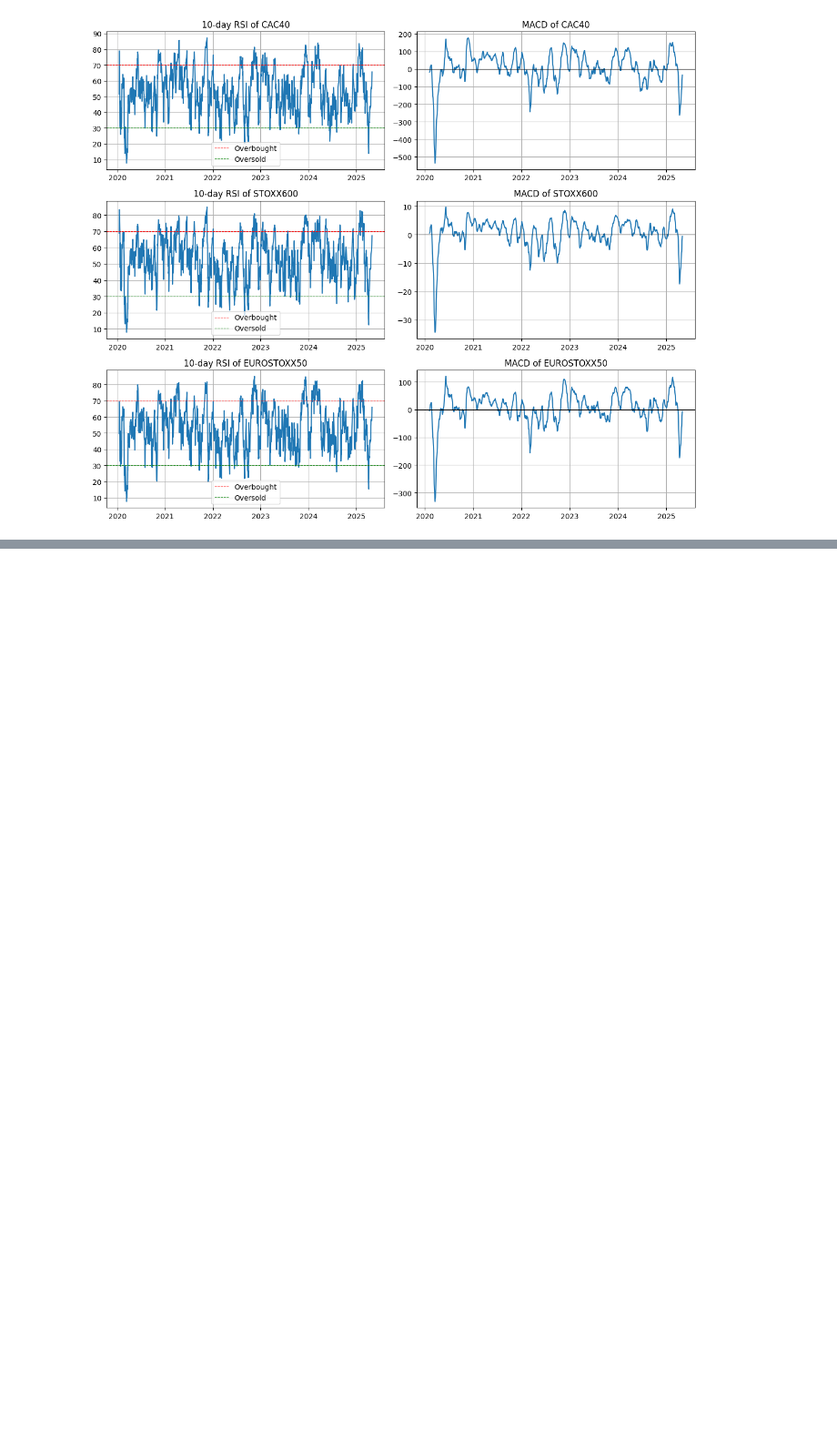
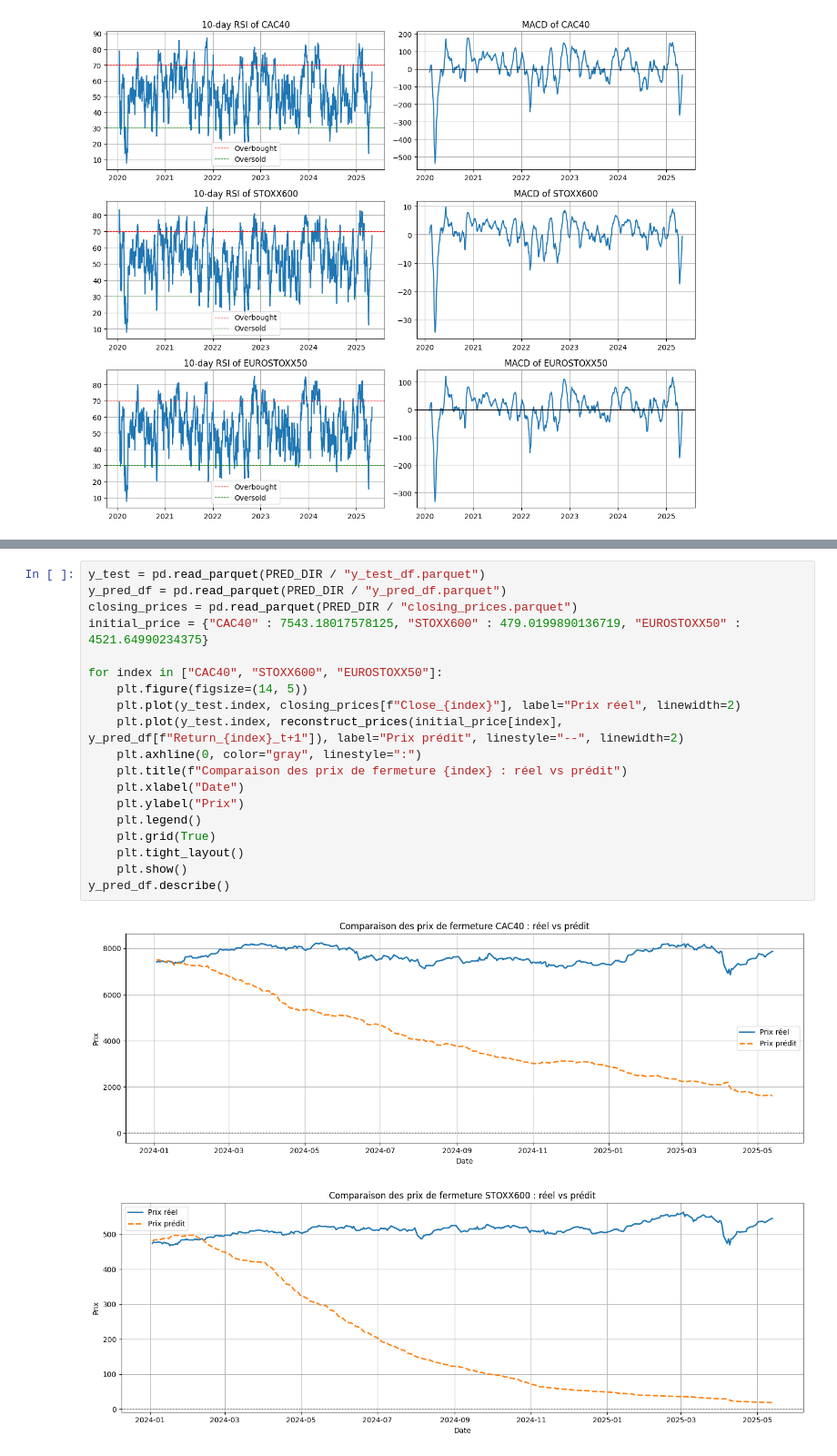
Before and after one commit to Alexiszcv/market-predictor, a Jupyter notebook: notebooks/data_visualization.ipynb, the cells around one changed output, grey strips where cells are left out. Shown at 91% size. Drawn from its saved outputs; the diff is of its cells as text; blank space fills up the shorter version.

```diff
--- a/notebooks/data_visualization.ipynb
+++ b/notebooks/data_visualization.ipynb
@@ -88,0 +114,22 @@ plt.show()
+# %%
+y_test = pd.read_parquet(PRED_DIR / "y_test_df.parquet")
+y_pred_df = pd.read_parquet(PRED_DIR / "y_pred_df.parquet")
+closing_prices = pd.read_parquet(PRED_DIR / "closing_prices.parquet")
+initial_price = {"CAC40" : 7543.18017578125, "STOXX600" : 479.0199890136719, "EUROSTOXX50" : 4521.64990234375}
+
+for index in ["CAC40", "STOXX600", "EUROSTOXX50"]:
+    plt.figure(figsize=(14, 5))
+    plt.plot(y_test.index, closing_prices[f"Close_{index}"], label="Prix réel", linewidth=2)
+    plt.plot(y_test.index, reconstruct_prices(initial_price[index], y_pred_df[f"Return_{index}_t+1"]), label="Prix prédit", linestyle="--", linewidth=2)
+    plt.axhline(0, color="gray", linestyle=":")
+    plt.title(f"Comparaison des prix de fermeture {index} : réel vs prédit")
+    plt.xlabel("Date")
+    plt.ylabel("Prix")
+    plt.legend()
+    plt.grid(True)
+    plt.tight_layout()
+    plt.show()
+y_pred_df.describe()
+# %% [output]
+[figure, added]
+[figure, added]
```
Also changed, not shown: parts of 5 cells of this notebook, 14 other files.
